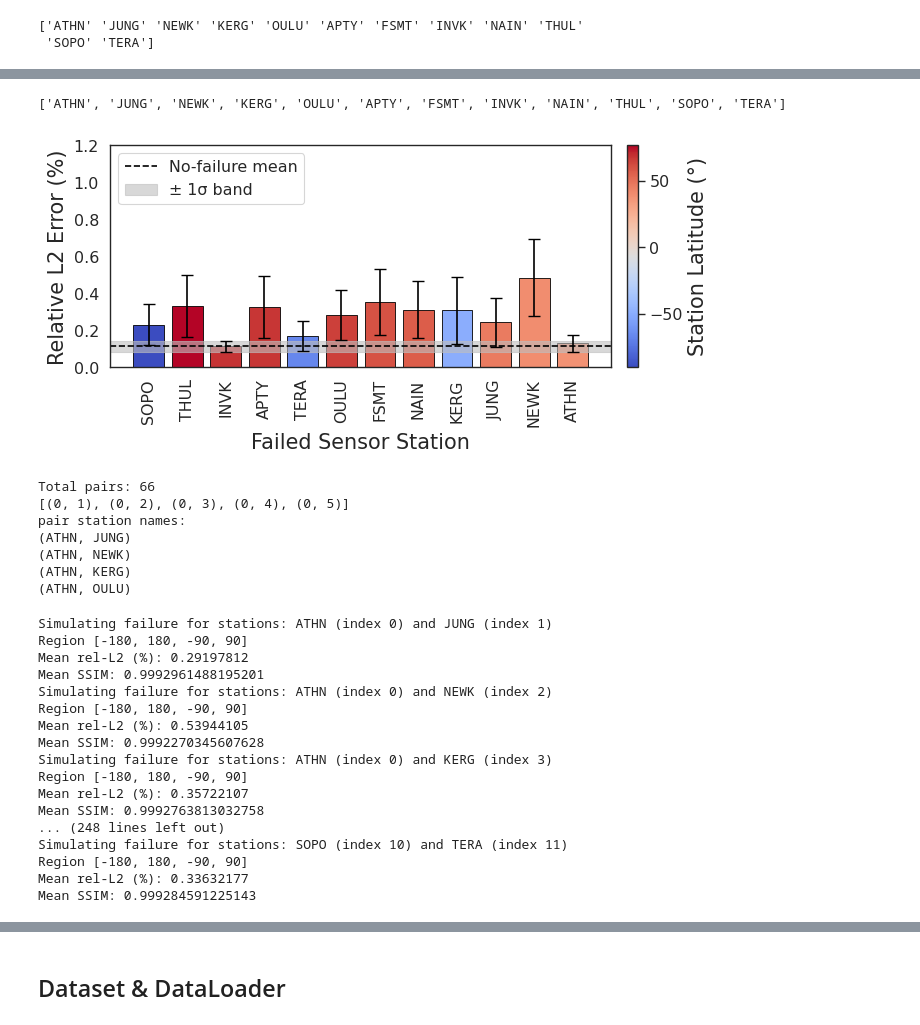
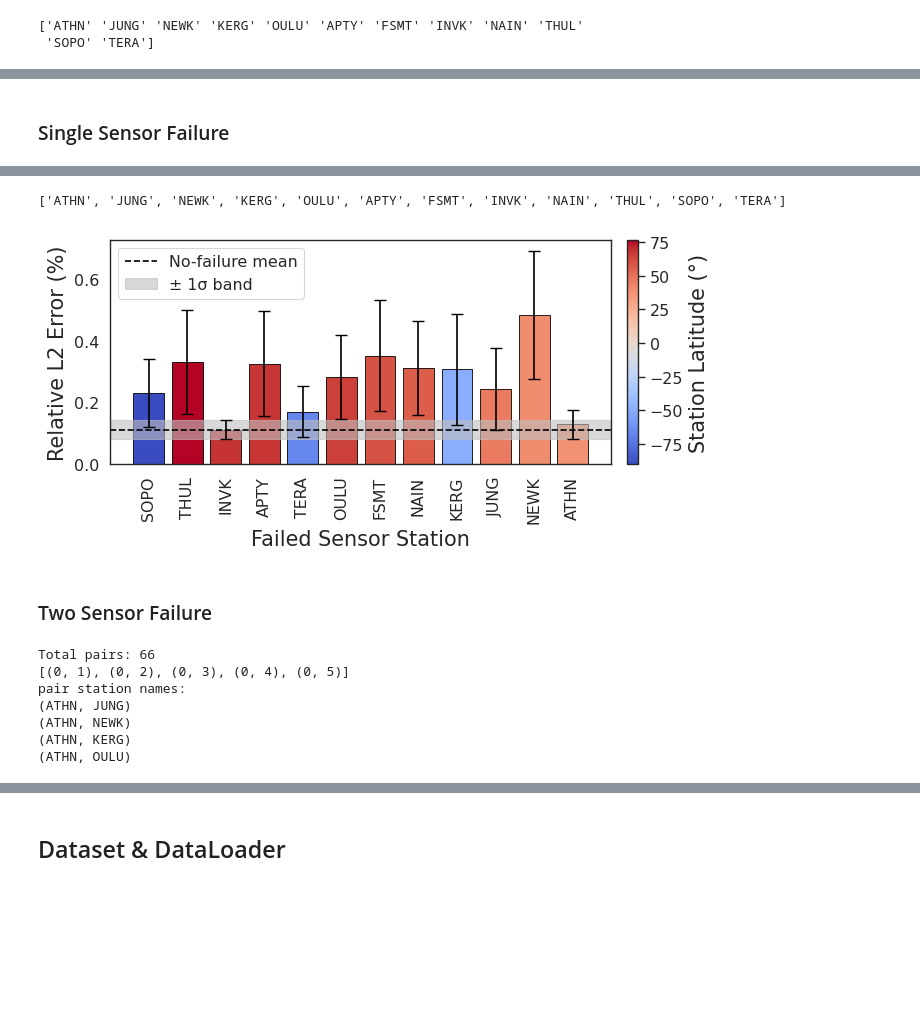
Before and after one commit to kkazuma19/CosmicRays-Operator, a Jupyter notebook: analysis/sensors/notebook.ipynb, the cells around one changed output, grey strips where cells are left out. Drawn from its saved outputs; the diff is of its cells as text; code cells hidden in the pictures; blank space fills up the shorter version.

```diff
--- a/analysis/sensors/notebook.ipynb
+++ b/analysis/sensors/notebook.ipynb
@@ -216,7 +284,7 @@ plt.show()
 # %%
-def simulate_and_evaluate_failure(sensor_index):
+def simulate_and_evaluate_failure(sensor_index, replace_value=sensor_mean):
     print(f'Simulating failure for station: {station_names[sensor_index]} (index {sensor_index})')
-    test_input_seq_failed = simulate_sensor_failure(test_input_seq_1, replace_value=sensor_mean, sensor_indices=[sensor_index])
+    test_input_seq_failed = simulate_sensor_failure(test_input_seq_1, replace_value=replace_value, sensor_indices=[sensor_index])
 
     # create dataset and dataloader
     test_dataset_failed = SequentialDeepONetDataset(test_input_seq_failed, trunk_1deg, test_target_seq_1)
@@ -231,15 +299,17 @@ def simulate_and_evaluate_failure(sensor_index):
     l2_error, ssim = compute_metrics_region(pred, target, lon_grid=lon_grid, lat_grid=lat_grid, region_extent=[-180, 180, -90, 90])
 
     return pred, target, l2_error, ssim
+# %% [markdown]
+### Single Sensor Failure
 # %%
 rel_l2_list = []
 ssim_list = []
 for i in range(len(station_names)):
-    pred, target, l2_error, ssim = simulate_and_evaluate_failure(i)
+    pred, target, l2_error, ssim = simulate_and_evaluate_failure(sensor_index=i, replace_value=sensor_mean)
     rel_l2_list.append(l2_error)
     ssim_list.append(ssim)
 
-# conver to numpy arrays
+
 rel_l2_array = np.array(rel_l2_list)
 ssim_array = np.array(ssim_list)
 # %% [output]
@@ -324,33 +394,35 @@ ax.axhspan(base_error_mean - base_error_std,
 ax.legend(loc='upper left')
 
 # ==============================================================
 # 4. Axis labels and layout
 # ==============================================================
 
 ax.set_xticks(x)
 ax.set_xticklabels(station_names, rotation=90, ha='center')
 ax.set_xlabel("Failed Sensor Station", fontsize=15)
 ax.set_ylabel("Relative L2 Error (%)", fontsize=15)
-ax.set_ylim(0, 1.2)
+#ax.set_ylim(0, 1.2)
 
 # Add colorbar for latitude context
 sm = plt.cm.ScalarMappable(cmap=cmap,
     norm=plt.Normalize(vmin=min(lats), vmax=max(lats)))
 sm.set_array([])
 cbar = plt.colorbar(sm, ax=ax, fraction=0.03, pad=0.03)
 cbar.set_label("Station Latitude (°)", fontsize=15)
 
 # Final layout
 #plt.title("TRON Robustness: Single-Station Outage Impact", fontsize=14, pad=15)
 plt.tight_layout()
 
 # ==============================================================
 # 5. Save high-resolution output
 # ==============================================================
 
 plt.savefig("analysis/sensors/tron_single_station_failure.png", dpi=300, bbox_inches="tight")
 plt.show()
 # %% [output]
 ['ATHN', 'JUNG', 'NEWK', 'KERG', 'OULU', 'APTY', 'FSMT', 'INVK', 'NAIN', 'THUL', 'SOPO', 'TERA']
-[figure, old version]
+[figure, new version]
+# %% [markdown]
+### Two Sensor Failure
 # %%
@@ -395,38 +469,20 @@ pair station names:
 (ATHN, KERG)
 (ATHN, OULU)
 # %%
-pair_results = []
-
-for (i, j) in sensor_pairs[:]:
-    _, _, l2_error, ssim = simulate_and_evaluate_2failure(i, j)
-    pair_results.append({
-        "station_1": station_names[i],
-        "station_2": station_names[j],
-        "L2_error": l2_error,
-        "SSIM": ssim
-    })
-
-# conver to numpy arrays
-rel_l2_array_2failure = np.array([res["L2_error"] for res in pair_results])
-ssim_array_2failure = np.array([res["SSIM"] for res in pair_results])
+# pair_results = []
+#
+# for (i, j) in sensor_pairs[:]:
+#     _, _, l2_error, ssim = simulate_and_evaluate_2failure(i, j, replace_value=sensor_mean)
+#     pair_results.append({
+#         "station_1": station_names[i],
+#         "station_2": station_names[j],
+#         "L2_error": l2_error,
+#         "SSIM": ssim
+#     })
+#
+# # conver to numpy arrays
+# rel_l2_array_2failure = np.array([res["L2_error"] for res in pair_results])
+# ssim_array_2failure = np.array([res["SSIM"] for res in pair_results])
-# %% [output]
-Simulating failure for stations: ATHN (index 0) and JUNG (index 1)
-Region [-180, 180, -90, 90]
-Mean rel-L2 (%): 0.29197812
-Mean SSIM: 0.9992961488195201
-Simulating failure for stations: ATHN (index 0) and NEWK (index 2)
-Region [-180, 180, -90, 90]
-Mean rel-L2 (%): 0.53944105
-Mean SSIM: 0.9992270345607628
-Simulating failure for stations: ATHN (index 0) and KERG (index 3)
-Region [-180, 180, -90, 90]
-Mean rel-L2 (%): 0.35722107
-Mean SSIM: 0.9992763813032758
-... (248 lines left out)
-Simulating failure for stations: SOPO (index 10) and TERA (index 11)
-Region [-180, 180, -90, 90]
-Mean rel-L2 (%): 0.33632177
-Mean SSIM: 0.999284591225143
 # %%
 # save the results for future reference
 #np.save('analysis/sensors/rel_l2_array_2failure.npy', rel_l2_array_2failure)
```
Also changed, not shown: parts of 10 cells of this notebook, 7 other files.
